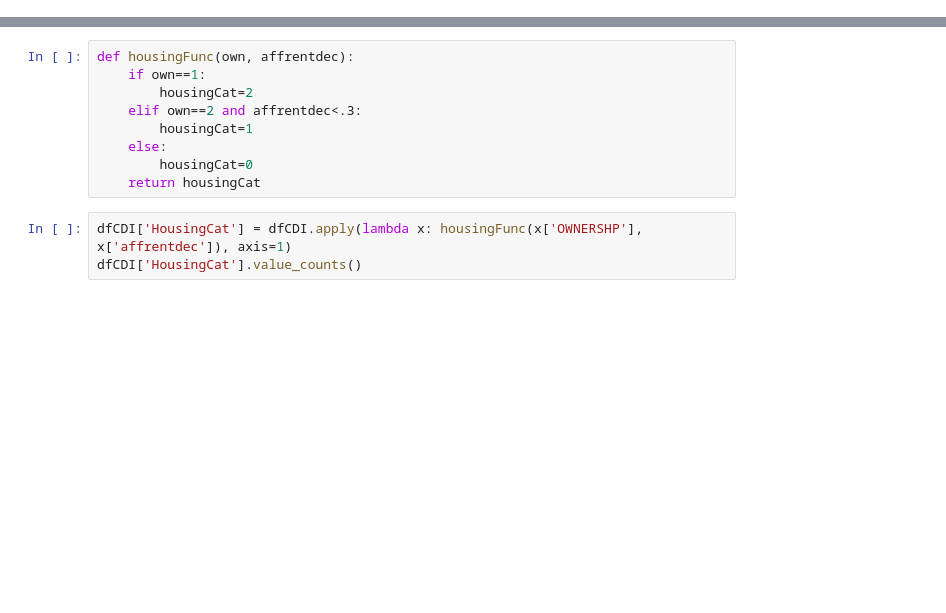
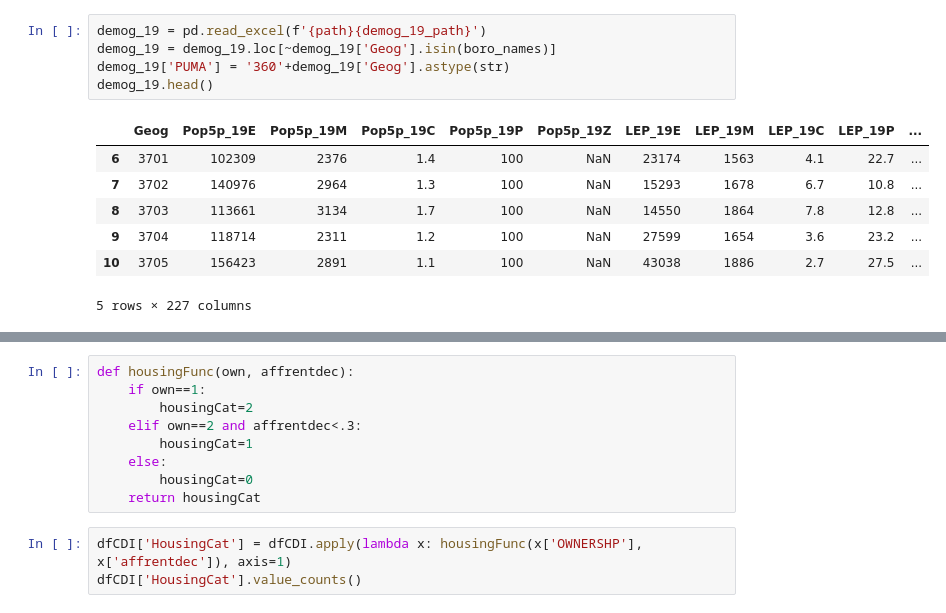
Before and after one commit to mike-carper/NYC-Neighborhood-Clustering, a Jupyter notebook: notebooks/edde_clustering_draft.ipynb, the cells around one changed output, grey strips where cells are left out. Cells and saved outputs as stored; diff of their text form; blank space fills up the shorter version.

```diff
--- a/notebooks/2019Clustering.ipynb
+++ b/notebooks/edde_clustering_draft.ipynb
@@ -124,0 +133,13 @@ dfCDI['affrentdec'] = dfCDI['RENTGRS']*12/dfCDI['HHINCOME']
+# %%
+demog_19 = pd.read_excel(f'{path}{demog_19_path}')
+demog_19 = demog_19.loc[~demog_19['Geog'].isin(boro_names)]
+demog_19['PUMA'] = '360'+demog_19['Geog'].astype(str)
+demog_19.head()
+# %% [output]
+|  | Geog | Pop5p_19E | Pop5p_19M | Pop5p_19C | Pop5p_19P | Pop5p_19Z | LEP_19E | LEP_19M | LEP_19C | LEP_19P | ... |
+| 6 | 3701 | 102309 | 2376 | 1.4 | 100 | NaN | 23174 | 1563 | 4.1 | 22.7 | ... |
+| 7 | 3702 | 140976 | 2964 | 1.3 | 100 | NaN | 15293 | 1678 | 6.7 | 10.8 | ... |
+| 8 | 3703 | 113661 | 3134 | 1.7 | 100 | NaN | 14550 | 1864 | 7.8 | 12.8 | ... |
+| 9 | 3704 | 118714 | 2311 | 1.2 | 100 | NaN | 27599 | 1654 | 3.6 | 23.2 | ... |
+| 10 | 3705 | 156423 | 2891 | 1.1 | 100 | NaN | 43038 | 1886 | 2.7 | 27.5 | ... |
+5 rows × 227 columns
```
Also changed, not shown: parts of 57 cells of this notebook, 6 other files.
